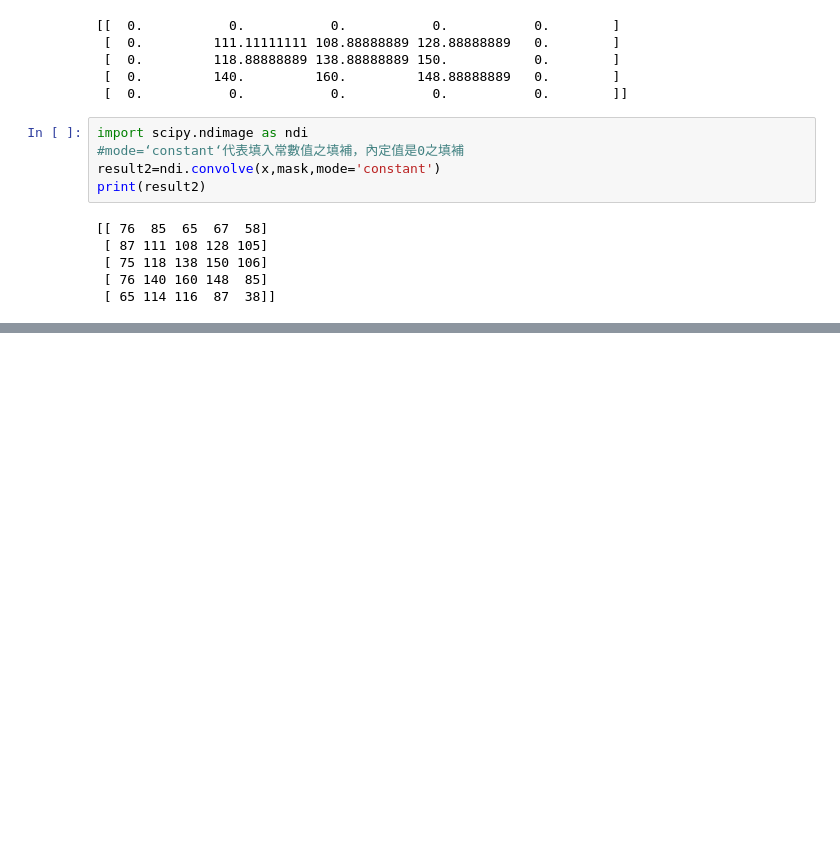
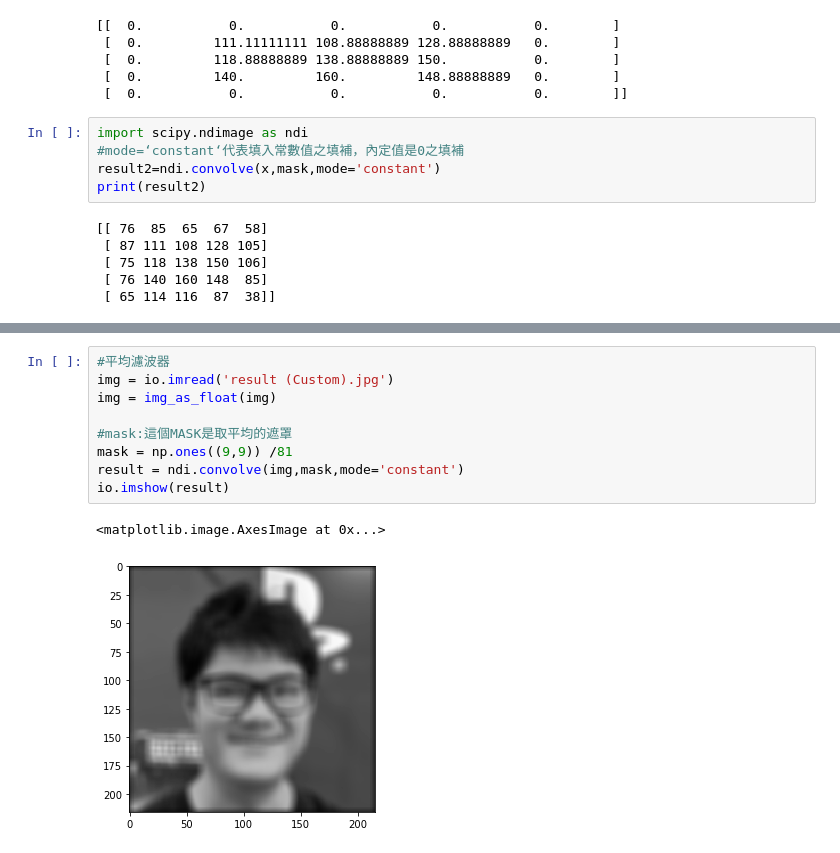
Before and after one commit to chouguting/DIP_Lectures, a Jupyter notebook: neighborhoodProcessing.ipynb, the cells around one changed output, grey strips where cells are left out. Saved outputs shown, nothing was run; the diff lists cells and outputs as text; blank space fills up the shorter version.

```diff
--- a/neighborhoodProcessing.ipynb
+++ b/neighborhoodProcessing.ipynb
@@ -42,0 +56,12 @@ print(result2)
+# %%
+#平均濾波器
+img = io.imread('result (Custom).jpg')
+img = img_as_float(img)
+
+#mask:這個MASK是取平均的遮罩
+mask = np.ones((9,9)) /81
+result = ndi.convolve(img,mask,mode='constant')
+io.imshow(result)
+# %% [output]
+<matplotlib.image.AxesImage at 0x...>
+[figure, added]
```
Also changed, not shown: parts of 15 cells of this notebook, 7 other files.
